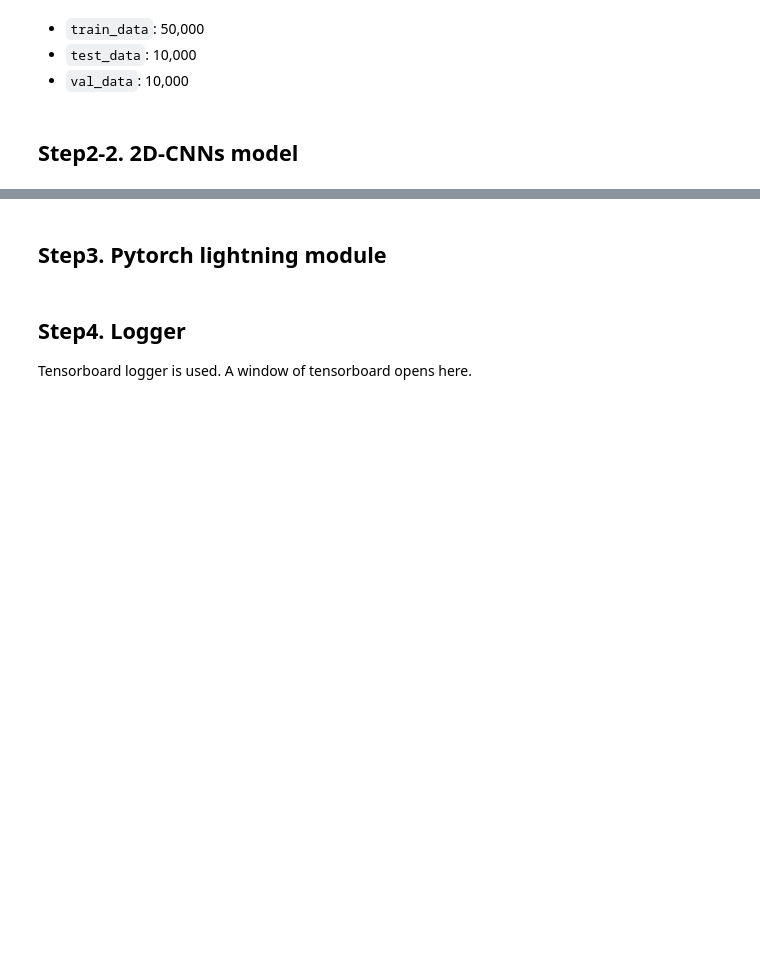
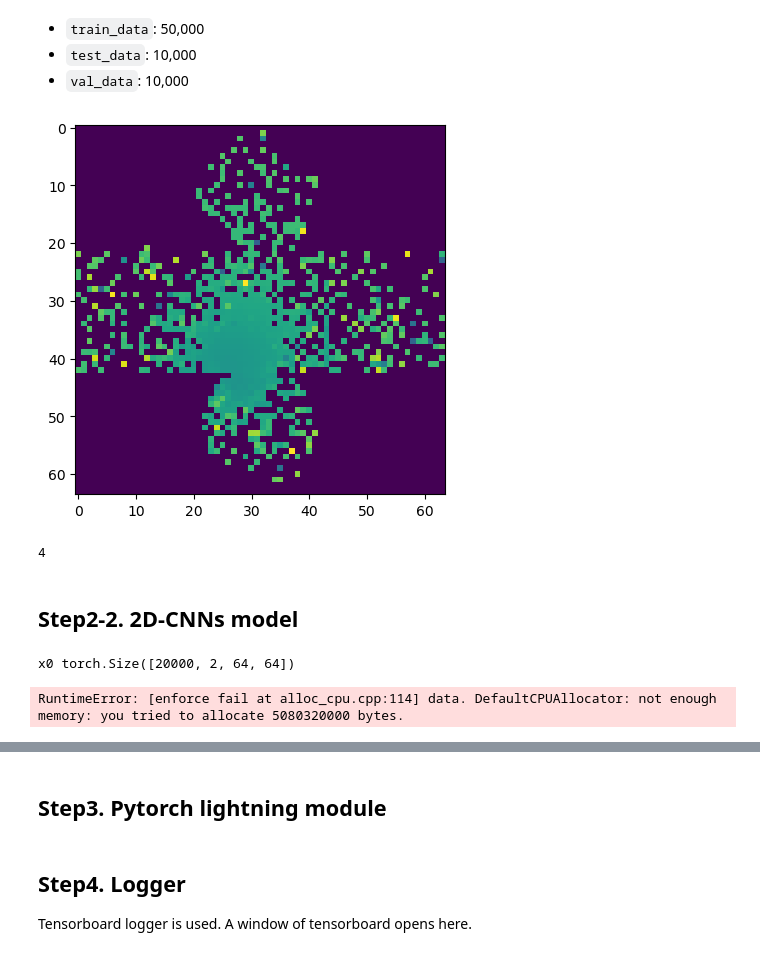
Before and after one commit to AbdisalamJama/CNNs-HK-2024KCLProject, a Jupyter notebook: HK-training.ipynb, the cells around one changed output, grey strips where cells are left out. Drawn from its saved outputs; the diff is of its cells as text; code cells hidden in the pictures; blank space fills up the shorter version.

```diff
--- a/HK-training.ipynb
+++ b/HK-training.ipynb
@@ -31,3 +38,14 @@ from torch.utils.data import DataLoader, random_split
 from torchvision.datasets import MNIST
 from torchvision import transforms
 from typing import Optional
+# %%
+## AMENDMENTS
+
+import matplotlib.pyplot as plt
+imgs = torch.load('../CNNs-HK-2024KCLProject-main-Abdi/hyperk_img/imgs_scaled.pt')
+rot_imgs = torch.rot90(imgs, k=1, dims=(2,3))
+rot_imgs.shape
+plt.imshow(rot_imgs[0,1])
+torch.save(rot_imgs, '../CNNs-HK-2024KCLProject-main-Abdi/hyperk_img/rot_imgs_scaled.pt')
+# %% [output]
+[figure, added]
@@ -63,5 +95,72 @@ class HKDataset(LightningDataModule):
 
     def test_dataloader(self):
         return DataLoader(self.test_data, batch_size=self.batch_size, num_workers=self.num_workers)
+# %%
+imgs = torch.load('../CNNs-HK-2024KCLProject-main-Abdi/hyperk_img/imgs_scaled.pt')
+imgs.dim()
+# %% [output]
+4
 # %% [markdown]
 ## Step2-2. 2D-CNNs model ##
+# %%
+### PAPER'S CONVOLUTIONAL NEURAL NETWORK
+from torch import nn
+
+class CNNs2D(nn.Module):
+    def __init__(self):
+        super(CNNs2D, self).__init__()
+        # nn.Conv2d(32, 64, 4, 2, 1, bias=False),
+
+        self.upconv_conv1 = nn.Sequential(
+            nn.Conv2d(in_channels=2, out_channels=8, kernel_size=3, stride=2, padding=1, bias=False),
+            nn.ConvTranspose2d(in_channels=8, out_channels=16, kernel_size=3, stride=2, padding=1, bias=False),
+            #nn.Conv2d(in_channels=4, out_channels=16, kernel_size=3, stride=2, padding=1, bias=False),
+
+            nn.BatchNorm2d(16),
+            nn.ReLU(inplace=True),
+            nn.MaxPool2d(2),
+            nn.Dropout(0.2)
+        )
+
+        self.upconv_conv2 = nn.Sequential(
+            nn.ConvTranspose2d(in_channels=16, out_channels=32, kernel_size=3, stride=2, padding=1, bias=False),
+            nn.Conv2d(in_channels=32, out_channels=64, kernel_size=3, stride=2, padding=1, bias=False),
+
+            nn.ReLU(inplace=True),
+            nn.MaxPool2d(2),
+            nn.Dropout(0.2)
+        )
+
+        #self.upconv_conv3 = nn.Sequential(
+            #nn.ConvTranspose2d(in_channels=32, out_channels=64, kernel_size=3, stride=2, padding=1, bias=False),
+            #nn.Conv2d(in_channels=64, out_channels=32, kernel_size=3, stride=2, padding=1, bias=False),
+
+            #nn.BatchNorm2d(32),
+            #nn.ReLU(inplace=True),
+            #nn.MaxPool2d(2),
+            #nn.Dropout(0.2)
+        #)
+
+        self.fc_class_layer = nn.Sequential(
+            nn.Linear(1024,2), # 2class
+            nn.Softmax(dim=1)
+        )
+
+        self.fc_regression_layer = nn.Sequential(
+            nn.Linear(1024, 4), # 4 regression targets
+            nn.Tanh()
+        )
+    def forward(self, x):
+        print('x0', x.shape)
+        x = self.upconv_conv1(x)
+        x = self.upconv_conv2(x)
+        #x = self.upconv_conv3(x)
+        x = x.view(x.size(0), -1)
+        print('x4', x.shape, x)
+        return [self.fc_class_layer(x), self.fc_regression_layer(x)]
+
+CNNS2D = CNNs2D()
+CNNS2D.forward(imgs)
+# %% [output]
+x0 torch.Size([20000, 2, 64, 64])
+RuntimeError: [enforce fail at alloc_cpu.cpp:114] data. DefaultCPUAllocator: not enough memory: you tried to allocate 5080320000 bytes.
```
Also changed, not shown: parts of 11 cells of this notebook, 1 other file.
